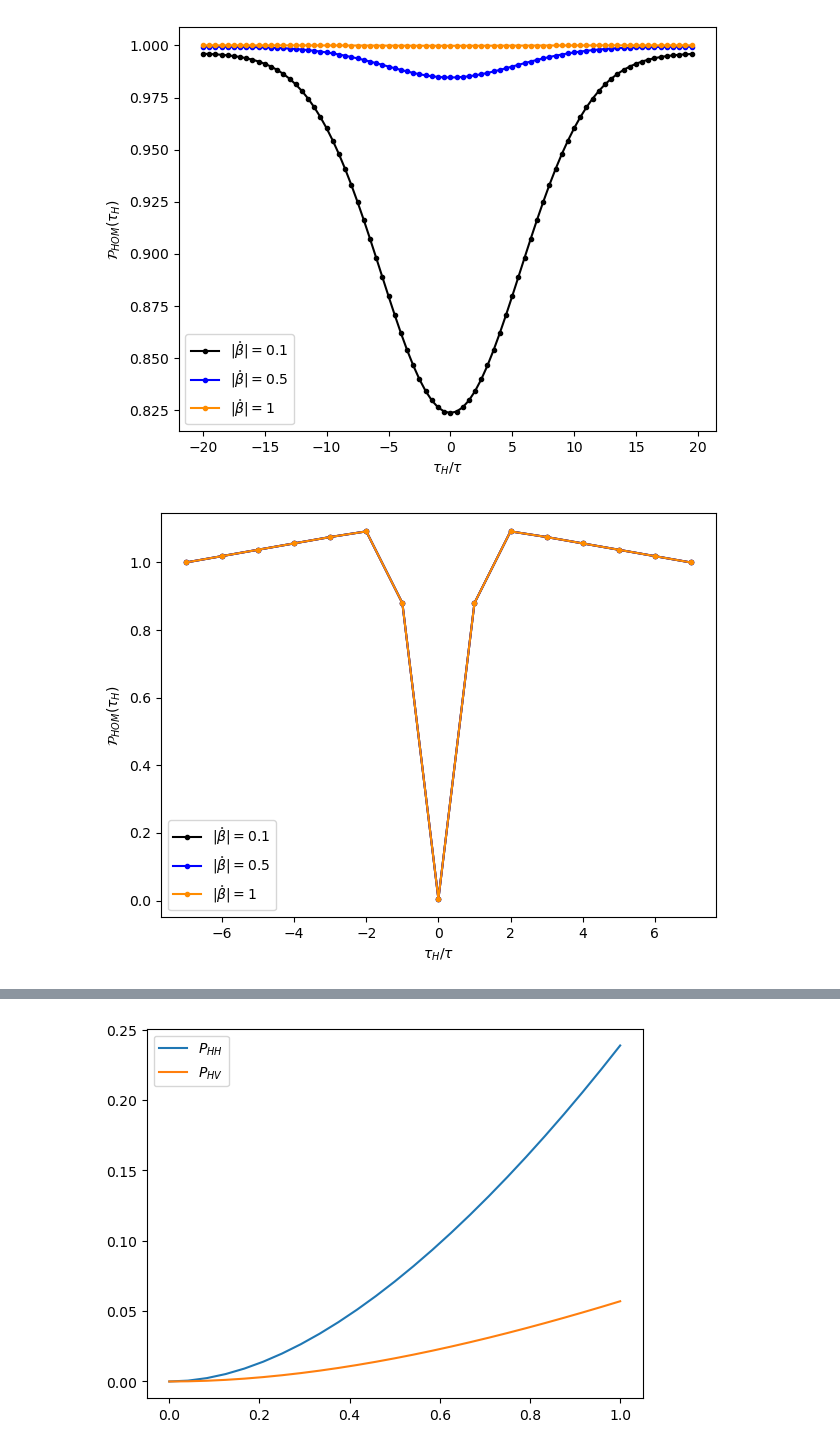
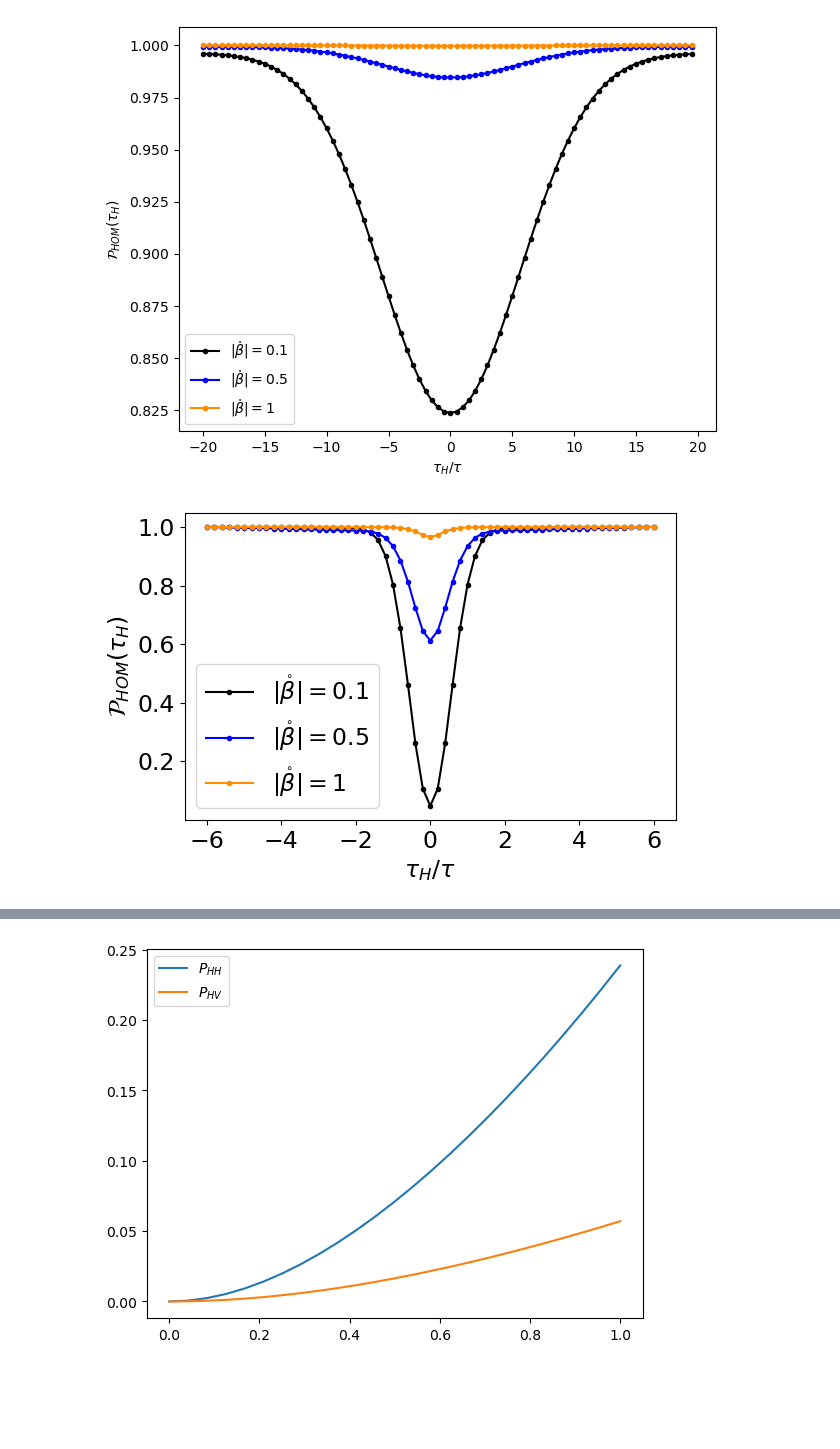
Before and after one commit to JKranias/Whittaker-Shannon-Decomposition, a Jupyter notebook: Whittaker-Shannon_code/Photodetection Paper Plots.ipynb, the cells around one changed output, grey strips where cells are left out. Cells and saved outputs as stored; diff of their text form; code cells hidden in the pictures; blank space fills up the shorter version.

```diff
--- a/Whittaker-Shannon_code/Photodetection Paper Plots.ipynb
+++ b/Whittaker-Shannon_code/Photodetection Paper Plots.ipynb
@@ -2,7 +2,7 @@
 import numpy as np
 import matplotlib.pyplot as plt
 import scipy as sc
-fsize = 12
+fsize = 17
 plt.rcParams['axes.labelsize'] = fsize
 plt.rcParams['axes.titlesize'] = fsize
 plt.rcParams['xtick.labelsize'] = fsize
@@ -942,25 +944,40 @@ plt.show()
 
 Tc=0.1
 Tp=1
-fine_param = 1
-klist=range(-7 * fine_param, 8 * fine_param)
+fine_param = 5
+klist=range(-6 * fine_param, (6 * fine_param)+1)
 
 w1 = 0
 w2 = 10
 
-def rnm_dg_unshifted(n,m,w1,w2):
-    return np.exp( -np.pi * ((n-m)**2) / 4 - ((Tc/Tp)**2) * np.pi * ((n+m)**2) / 4 + 1j*w1*n*np.sqrt(np.pi)*Tc + 1j*w2*m*np.sqrt(np.pi)*Tc)
+#def rnm_dg_unshifted(n,m,w1,w2):
+ #   return np.exp( -np.pi * ((n-m)**2) / 4 - ((Tc/Tp)**2) * np.pi * ((n+m)**2) / 4 + 1j*w1*n*np.sqrt(np.pi)*Tc + 1j*w2*m*np.sqrt(np.pi)*Tc)
+
+
+def rnm_dg_f(n,m,w1,w2):
+    return np.exp( -np.pi * ((n-m)**2) / 4 - ((Tc/Tp)**2) * np.pi * ((n+m)**2) / 4)
 
 def dg_dip(bc):
 
     Bc = bc
 
+    '''
     def beta_dg_f_unshifted(num,k,f,w1,w2):
         r=[]
         for n in range(-num,num):
             row=[]
             for m in range(-num,num):
                 row.append(rnm_dg_unshifted(n/f,(m-k)/f,w1,w1))
+            r.append(row)
+
+        return Bc / f *np.array(r)
+    '''
+    def beta_dg_f(num,k,f):
+        r=[]
+        for n in range(-num,num):
+            row=[]
+            for m in range(-num,num):
+                row.append(rnm_dg_f(n/f,(m-k)/f,w1,w1))
             r.append(row)
 
         return Bc / f *np.array(r)
@@ -971,7 +988,7 @@ def dg_dip(bc):
 
     for k in klist:
 
-        B=beta_dg_f_unshifted(mat_size,k,fine_param,w1,w2)
+        B=beta_dg_f(mat_size,k,fine_param)
 
         U, Q = sc.linalg.polar(B, side = "left")
         detW = np.linalg.det(sech(Q))
@@ -990,33 +1007,36 @@ def dg_dip(bc):
 
 
     B = beta_dg_f(30,0,1)
     U, Q = sc.linalg.polar(B, side = "left")
     U, P = sc.linalg.polar(B, side = "right")
 
     detW = np.linalg.det(sech(Q))
     tanh2Q = np.matmul(tanh(Q),tanh(Q))
     tanh2P = np.matmul(tanh(P),tanh(P))
     P_min = (1 - detW)**2
     det_max = np.linalg.det(np.identity(len(Q)) - 0.25*(tanh2Q)) * np.linalg.det(np.identity(len(Q)) - 0.25*(tanh2P))
 
     #P_max equation no longer applies
     #P_max = 1+(detW**2)*(1-2/np.sqrt(det_max))
     P_max = Plist[0]
 
     return np.real(Plist/P_max)
 
 Pvals_1 = dg_dip(0.1)
 Pvals_5 = dg_dip(0.5)
 Pvals_10 = dg_dip(1)
 
+plt.figure(figsize=(6,4))
 plt.plot(np.array(klist)/fine_param, Pvals_1, color="black", label=r"$|\mathring{\beta}|=0.1$", marker=".")
 plt.plot(np.array(klist)/fine_param, Pvals_5, color="blue", label=r"$|\mathring{\beta}|=0.5$", marker=".")
 plt.plot(np.array(klist)/fine_param, Pvals_10, color="darkorange", label=r"$|\mathring{\beta}|=1$", marker=".")
 plt.xlabel(r"$\tau_H/\tau$")
 plt.ylabel(r"$\mathcal{P}_{HOM}(\tau_H)$")
-plt.legend()
+plt.xticks(np.arange(-6,7, step=2))
+plt.legend(fontsize=fsize)
+#, bbox_to_anchor=(0.45, 0.48)
 plt.tight_layout()
-plt.savefig("HOM_Dip.pdf")
+#plt.savefig("HOM_Dip.pdf")
 plt.show()
 # %% [output]
-[figure, old version]
+[figure, new version]
```
Also changed, not shown: parts of 8 cells of this notebook, 17 other files.
